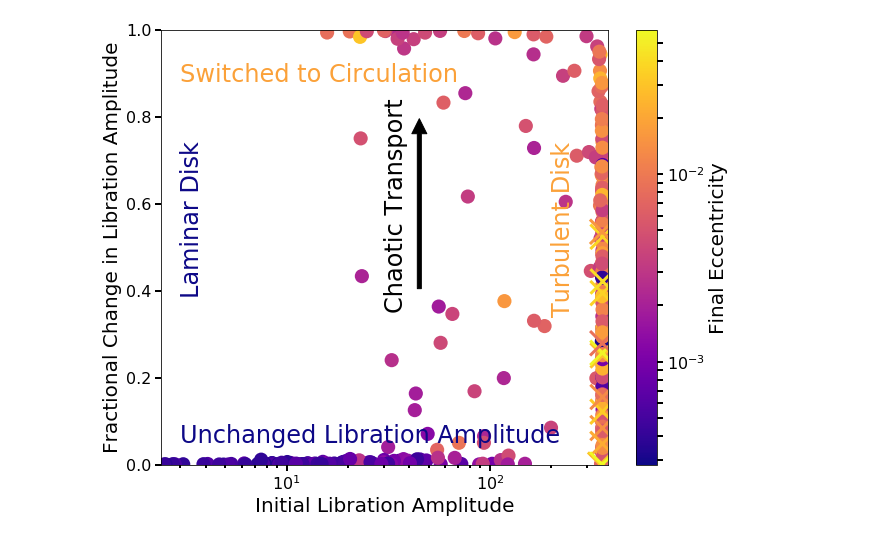
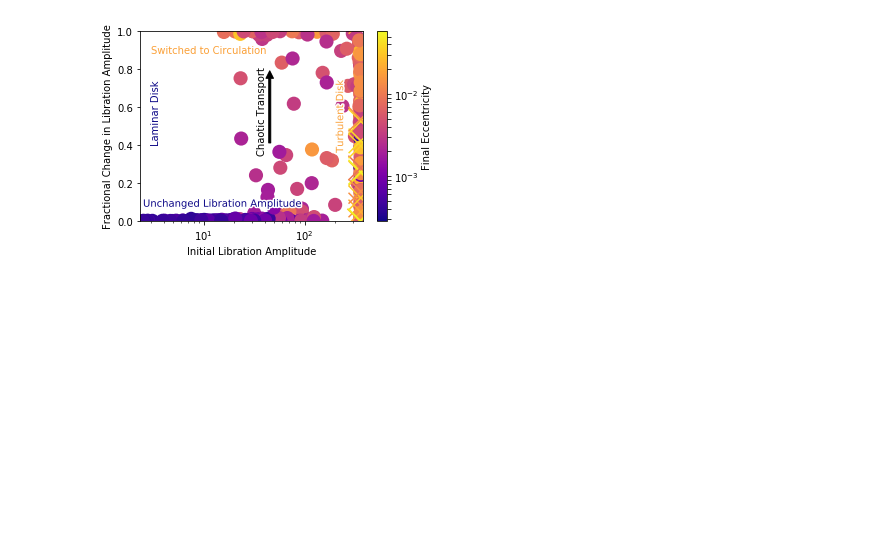
Before and after one commit to dtamayo/trappist, a Jupyter notebook: evolution.ipynb, the cells around one changed output. Cells and saved outputs as stored; diff of their text form; code cells hidden in the pictures; blank space fills up the shorter version.

Commit message:
Playing with style, font sizes, etc

```diff
--- a/evolution.ipynb
+++ b/evolution.ipynb
@@ -2,8 +2,9 @@
 import pandas as pd
 import numpy as np
 import os
+import matplotlib.patheffects as PathEffects
+shadow = [PathEffects.withStroke(linewidth=3, foreground="w")]
 
-import pandas as pd
 df = pd.read_csv("csvs/dataICdistribution.csv", index_col=0)
 # %%
 from collections import OrderedDict
@@ -35,35 +36,35 @@ df['max1storder2MMRlibamp1'] = df[['phi2bodylibamp1de', 'phi2bodylibamp1ef', 'ph
 # %%
 %matplotlib inline
 import matplotlib.pyplot as plt
 import matplotlib as mpl
-plt.style.use('paper')
+#plt.style.use('paper')
 
-fig, ax = plt.subplots(figsize=(10,8))
+fig, ax = plt.subplots(figsize=(5,3.5))
 cm = plt.cm.get_cmap('plasma')
 ax.set_xscale('log')
 
 vmin = df['maxermsf'].min()
 vmax = df['maxermsf'].max()
 
 dfstable = df[df['Eerrf']<1.e-2]
 sc = ax.scatter(dfstable['max3MMRlibamp1'], np.abs(dfstable['max3MMRlibampf']-dfstable['max3MMRlibamp1'])/(360-dfstable['max3MMRlibamp1']), c=dfstable['maxermsf'], edgecolor='', s=200,cmap=cm, vmin=vmin, vmax=vmax, norm=mpl.colors.LogNorm())
 dfunstable = df[df['Eerrf']>1.e-2]
 ax.scatter(dfunstable['max3MMRlibamp1'], np.abs(dfunstable['max3MMRlibampf']-dfunstable['max3MMRlibamp1'])/(360-dfunstable['max3MMRlibamp1']), c=dfunstable['maxermsf'], edgecolor='', s=600,cmap=cm, marker='x', vmin=vmin, vmax=vmax, norm=mpl.colors.LogNorm())
 
 ax.set_xlim([0,380])
 ax.set_ylim([0,1])
 ax.set_xlabel('Initial Libration Amplitude')
 ax.set_ylabel('Fractional Change in Libration Amplitude')
 cbar = plt.colorbar(sc)
 cbar.ax.set_ylabel('Final Eccentricity')
-ax.text(3, 0.7, 'Laminar Disk', rotation='vertical', color=cm(0), fontsize=24)
-ax.text(200, 0.7, 'Turbulent Disk', rotation='vertical', color=cm(200), fontsize=24)
-ax.text(3., 0.88, 'Switched to Circulation', color=cm(200), fontsize=24)
-ax.text(3., 0.05, 'Unchanged Libration Amplitude', color=cm(0), fontsize=24)
+ax.text(3, 0.7, 'Laminar Disk', rotation='vertical', color=cm(0))
+ax.text(200, 0.7, 'Turbulent Disk', rotation='vertical', color=cm(200), path_effects=shadow)
+ax.text(3., 0.88, 'Switched to Circulation', color=cm(200))
+ax.text(2.5, 0.075, 'Unchanged Libration Amplitude', color=cm(0), path_effects=shadow)
 
 opt = dict(color='k', arrowstyle = 'simple,head_width=.75,head_length=.75', connectionstyle = 'arc3,rad=0')
-ax.annotate('',xy=(45,0.8),xycoords='data',xytext =(45,0.4),textcoords = 'data',arrowprops=opt,size=20)
-ax.text(30, 0.8, 'Chaotic Transport', rotation='vertical', color='black', fontsize=24)
-fig.savefig('evolution.pdf')
+ax.annotate('',xy=(45,0.8),xycoords='data',xytext =(45,0.4),textcoords = 'data',arrowprops=opt)
+ax.text(34, 0.77, 'Chaotic Transport', rotation='vertical', color='black')
+fig.savefig('evolution.pdf', bbox_inches='tight')
 # %% [output]
-[figure, old version]
+[figure, new version]
```
Also changed, not shown: 3 other files.
